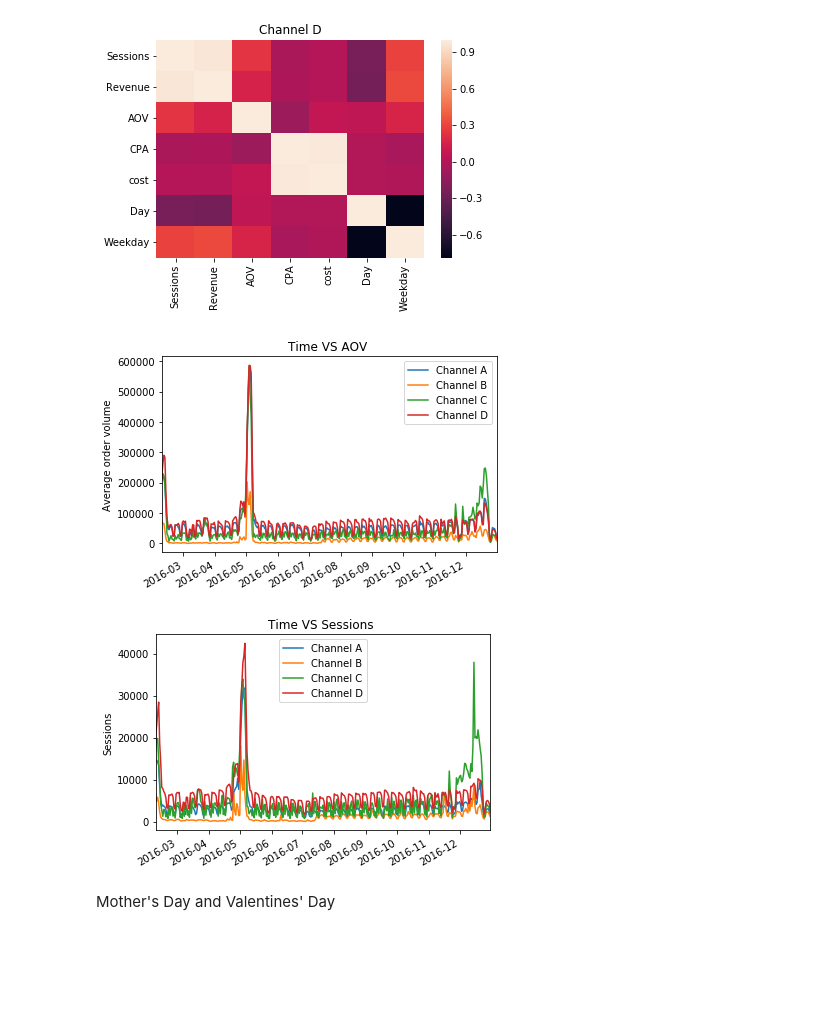
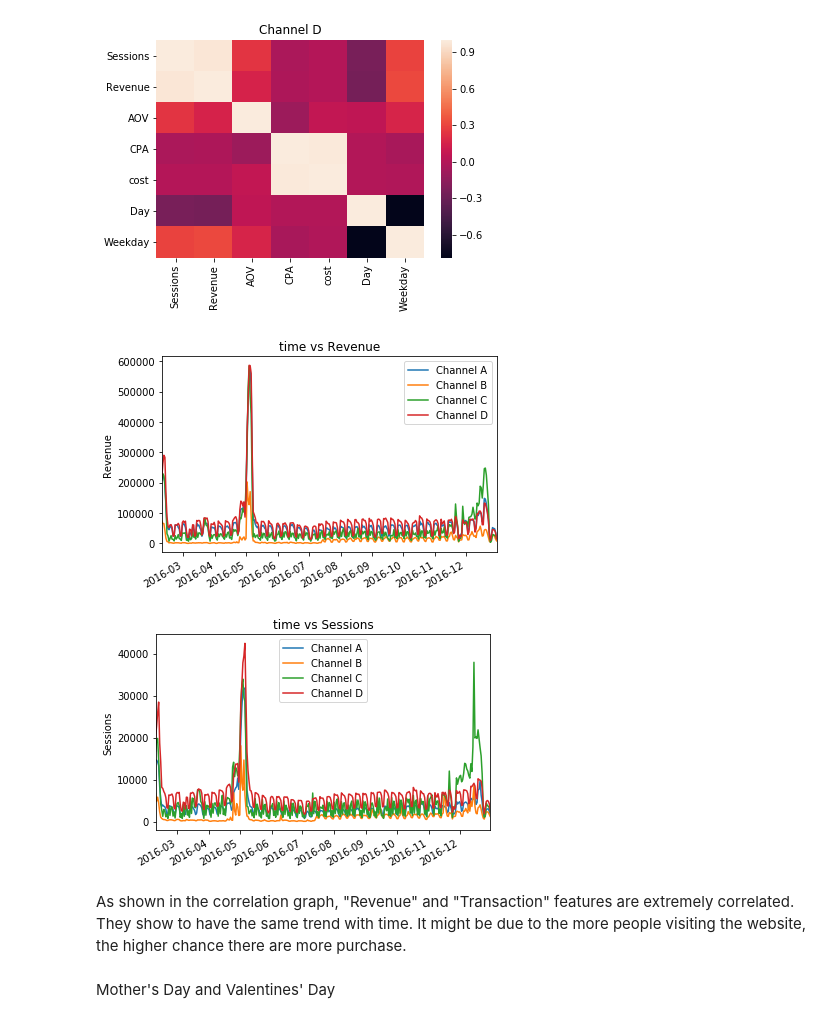
Before and after one commit to swong28/Interview-Assessments, a Jupyter notebook: Company1/Assessment Questions for an Interview.ipynb, the cells around one changed output. Saved outputs shown, nothing was run; the diff lists cells and outputs as text; code cells hidden in the pictures; blank space fills up the shorter version.

```diff
--- a/Company1/Assessment Questions for an Interview.ipynb
+++ b/Company1/Assessment Questions for an Interview.ipynb
@@ -351,37 +382,3 @@ channel_corrmap(df_2)
 [figure]
 [figure]
 [figure]
-# %%
-# Rvenue column
-channels = ['Channel A', 'Channel B', 'Channel C', 'Channel D']
-
-# plot time vs transaction for each channel
-plt.figure()
-plt.title('Time VS AOV ')
-for channel in channels:
-    temp = df_2[df_2.Channel == channel]
-    plt.plot(temp.Date.values, temp.Revenue.values)
-plt.legend(channels)
-plt.gcf().autofmt_xdate()
-plt.ylabel('Average order volume')
-plt.xlim(temp.Date.values[0], temp.Date.values[-1])
-plt.show()
-# %% [output]
-[figure, removed]
-# %%
-# Rvenue column
-channels = ['Channel A', 'Channel B', 'Channel C', 'Channel D']
-
-# plot time vs transaction for each channel
-plt.figure()
-plt.title('Time VS Sessions ')
-for channel in channels:
-    temp = df_2[df_2.Channel == channel]
-    plt.plot(temp.Date.values, temp.Sessions.values)
-plt.legend(channels)
-plt.gcf().autofmt_xdate()
-plt.ylabel('Sessions')
-plt.xlim(temp.Date.values[0], temp.Date.values[-1])
-plt.show()
-# %% [output]
-[figure, removed]
@@ -390,2 +385,15 @@ plt.show()
+# %%
+# Rvenue column
+# plot time vs Rvenue for each channel
+plot_channels_feature(df_2, 'Revenue', 'line')
+
+# Sessions column
+# plot time vs Sessions for each channel
+plot_channels_feature(df_2, 'Sessions', 'line')
+# %% [output]
+[figure, added]
+[figure, added]
+# %% [markdown]
+As shown in the correlation graph, "Revenue" and "Transaction" features are extremely correlated. They show to have the same trend with time. It might be due to the more people visiting the website, the higher chance there are more purchase.
 # %% [markdown]
 Mother's Day and Valentines' Day
```
Also changed, not shown: parts of 22 cells of this notebook.
